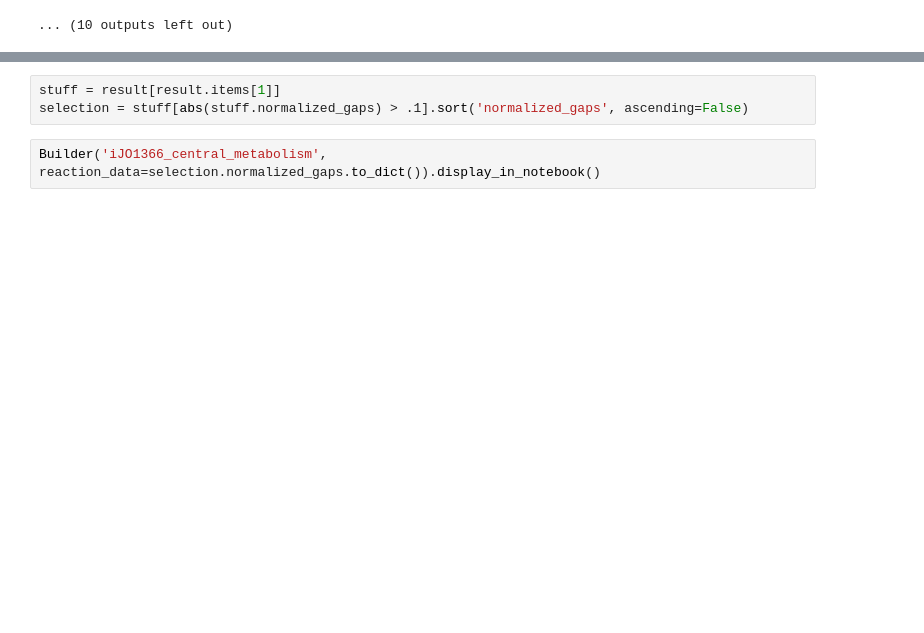
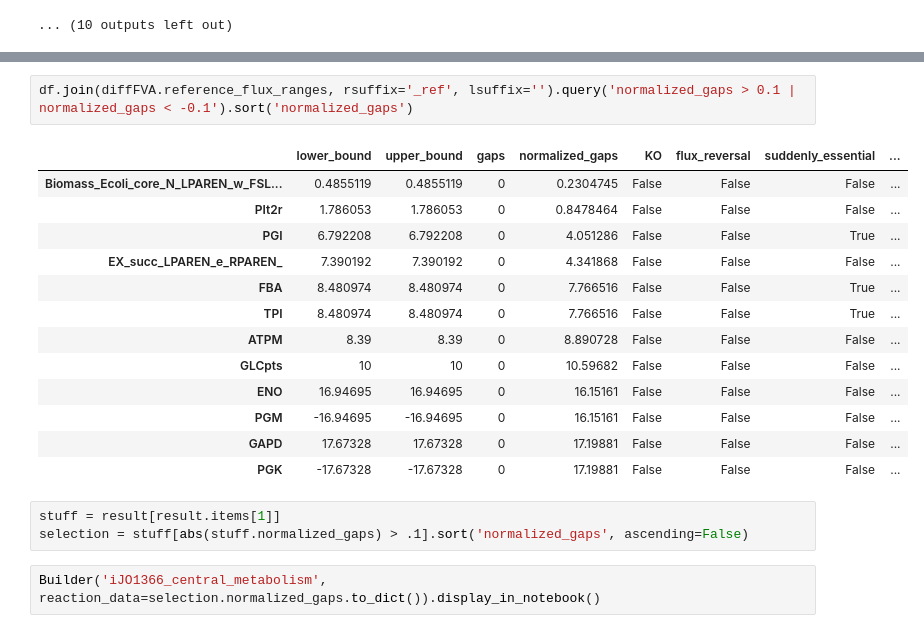
Before and after one commit to biosustain/cameo, a Jupyter notebook: examples/DifferentialFVA.ipynb, the cells around one changed output, grey strips where cells are left out. Saved outputs shown, nothing was run; the diff lists cells and outputs as text; blank space fills up the shorter version.

```diff
--- a/examples/DifferentialFVA.ipynb
+++ b/examples/DifferentialFVA.ipynb
@@ -111,3 +137,19 @@ pyplot.plot(x,y, 'ro');
+# %%
+df.join(diffFVA.reference_flux_ranges, rsuffix='_ref', lsuffix='').query('normalized_gaps > 0.1 | normalized_gaps < -0.1').sort('normalized_gaps')
+# %% [output]
+|  | lower_bound | upper_bound | gaps | normalized_gaps | KO | flux_reversal | suddenly_essential | ... |
+| Biomass_Ecoli_core_N_LPAREN_w_FSL... | 0.4855119 | 0.4855119 | 0 | 0.2304745 | False | False | False | ... |
+| PIt2r | 1.786053 | 1.786053 | 0 | 0.8478464 | False | False | False | ... |
+| PGI | 6.792208 | 6.792208 | 0 | 4.051286 | False | False | True | ... |
+| EX_succ_LPAREN_e_RPAREN_ | 7.390192 | 7.390192 | 0 | 4.341868 | False | False | False | ... |
+| FBA | 8.480974 | 8.480974 | 0 | 7.766516 | False | False | True | ... |
+| TPI | 8.480974 | 8.480974 | 0 | 7.766516 | False | False | True | ... |
+| ATPM | 8.39 | 8.39 | 0 | 8.890728 | False | False | False | ... |
+| GLCpts | 10 | 10 | 0 | 10.59682 | False | False | False | ... |
+| ENO | 16.94695 | 16.94695 | 0 | 16.15161 | False | False | False | ... |
+| PGM | -16.94695 | -16.94695 | 0 | 16.15161 | False | False | False | ... |
+| GAPD | 17.67328 | 17.67328 | 0 | 17.19881 | False | False | False | ... |
+| PGK | -17.67328 | -17.67328 | 0 | 17.19881 | False | False | False | ... |
 # %%
 stuff = result[result.items[1]]
 selection = stuff[abs(stuff.normalized_gaps) > .1].sort('normalized_gaps', ascending=False)
```
Also changed, not shown: parts of 14 cells of this notebook, 1 other file.
